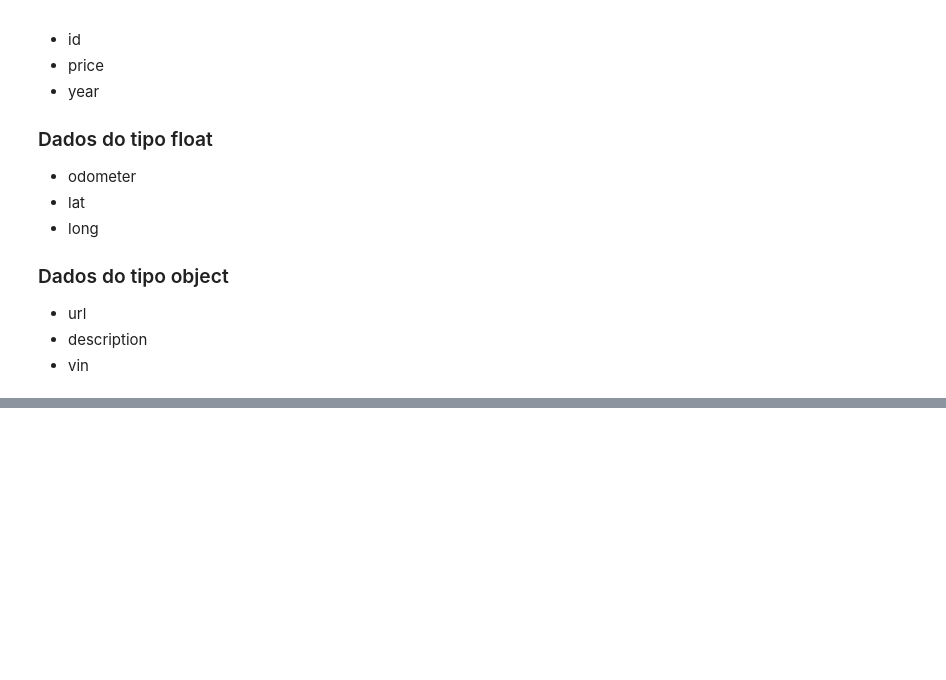
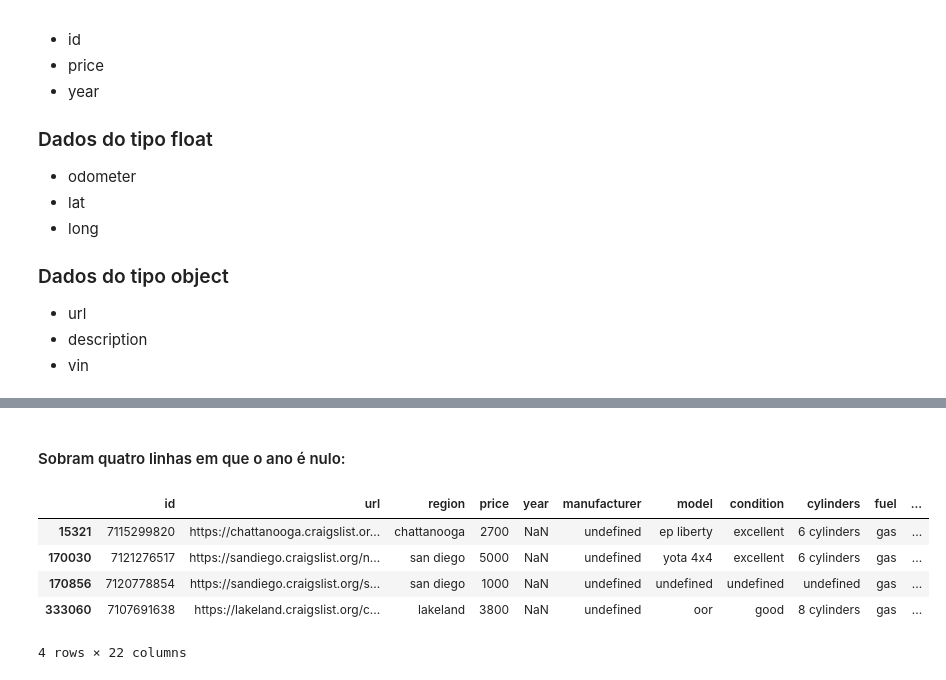
Before and after one commit to mbs8/IF679-ciencia-de-dados, a Jupyter notebook: notebooks/2-pre_processing.ipynb, the cells around one changed output, grey strips where cells are left out. Saved outputs shown, nothing was run; the diff lists cells and outputs as text; code cells hidden in the pictures; blank space fills up the shorter version.

```diff
--- a/notebooks/2-pre_processing.ipynb
+++ b/notebooks/2-pre_processing.ipynb
@@ -104,0 +176,3 @@ ValueError: Cannot convert non-finite values (NA or inf) to integer
+# %%
+df.dropna(subset=['description'], inplace=True)
+df.isnull().sum()
@@ -104,0 +197,11 @@ ValueError: Cannot convert non-finite values (NA or inf) to integer
+# %% [markdown]
+#### Sobram quatro linhas em que o ano é nulo:
+# %%
+df[df['year'].isnull()]
+# %% [output]
+|  | id | url | region | price | year | manufacturer | model | condition | cylinders | fuel | ... |
+| 15321 | 7115299820 | https://chattanooga.craigslist.or... | chattanooga | 2700 | NaN | undefined | ep liberty | excellent | 6 cylinders | gas | ... |
+| 170030 | 7121276517 | https://sandiego.craigslist.org/n... | san diego | 5000 | NaN | undefined | yota 4x4 | excellent | 6 cylinders | gas | ... |
+| 170856 | 7120778854 | https://sandiego.craigslist.org/s... | san diego | 1000 | NaN | undefined | undefined | undefined | undefined | gas | ... |
+| 333060 | 7107691638 | https://lakeland.craigslist.org/c... | lakeland | 3800 | NaN | undefined | oor | good | 8 cylinders | gas | ... |
+4 rows × 22 columns
```
Also changed, not shown: parts of 32 cells of this notebook, 1 other file.
